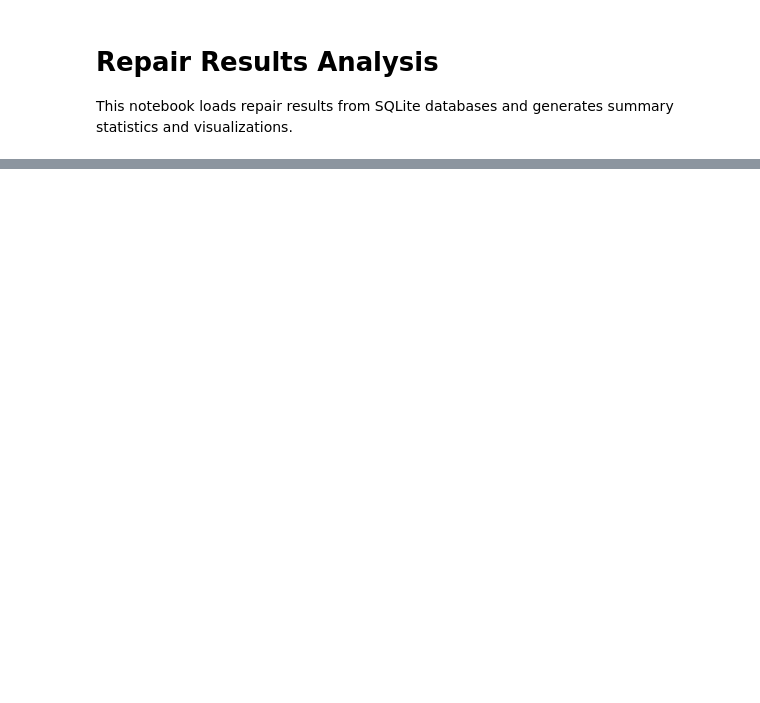
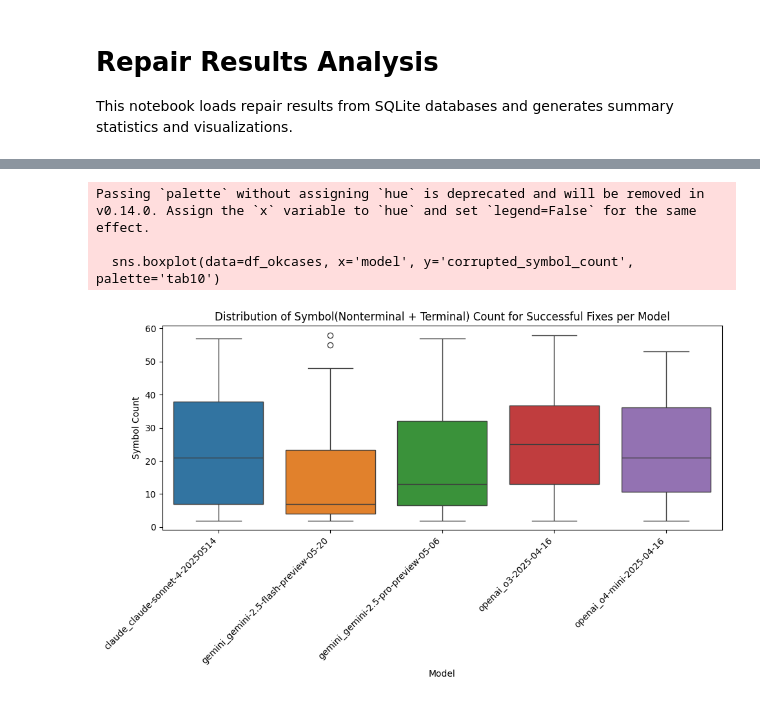
Before and after one commit to Jacksadventure/Grammar_bench, a Jupyter notebook: repair_results_analysis.ipynb, the cells around one changed output, grey strips where cells are left out. Saved outputs shown, nothing was run; the diff lists cells and outputs as text; code cells hidden in the pictures; blank space fills up the shorter version.

```diff
--- a/repair_results_analysis.ipynb
+++ b/repair_results_analysis.ipynb
@@ -119,0 +68,31 @@ The `ci` parameter is deprecated. Use `errorbar='sd'` for the same effect.
+# %%
+# Distribution of corrupted_symbol_count for successful fixes per model
+records = []
+for db_path in sources_dbs:
+    model = os.path.basename(db_path).removeprefix('repair_results_').removesuffix('_targets.db')
+    conn = sqlite3.connect(db_path)
+    df_res = pd.read_sql(
+        'SELECT case_id, fix FROM repair_results',
+        conn
+    )
+    conn.close()
+    df_ok = df_res[df_res['fix'] == 1].merge(
+        df_cases[['id', 'corrupted_symbol_count']], left_on='case_id', right_on='id'
+    )
+    for cs in df_ok['corrupted_symbol_count']:
+        records.append({'model': model, 'corrupted_symbol_count': cs})
+
+df_okcases = pd.DataFrame(records)
+
+plt.figure(figsize=(10, 6))
+sns.boxplot(data=df_okcases, x='model', y='corrupted_symbol_count', palette='tab10')
+plt.xticks(rotation=45, ha='right')
+plt.xlabel('Model')
+plt.ylabel('Symbol Count')
+plt.title('Distribution of Symbol(Nonterminal + Terminal) Count for Successful Fixes per Model')
+plt.tight_layout()
+# %% [output]
+Passing `palette` without assigning `hue` is deprecated and will be removed in v0.14.0. Assign the `x` variable to `hue` and set `legend=False` for the same effect.
+
+  sns.boxplot(data=df_okcases, x='model', y='corrupted_symbol_count', palette='tab10')
+[figure, added]
```
Also changed, not shown: parts of 14 cells of this notebook, 2 other files.
